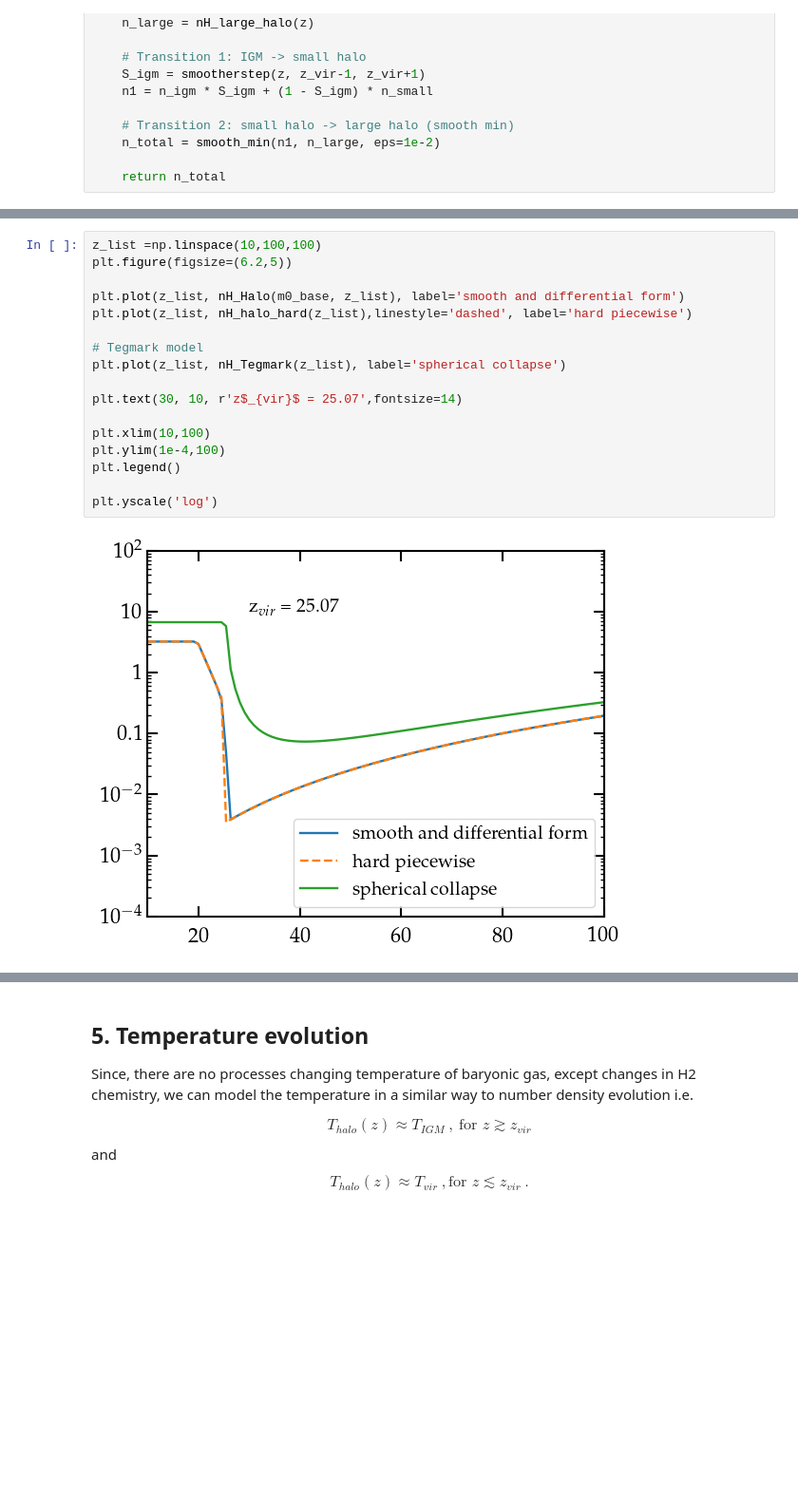
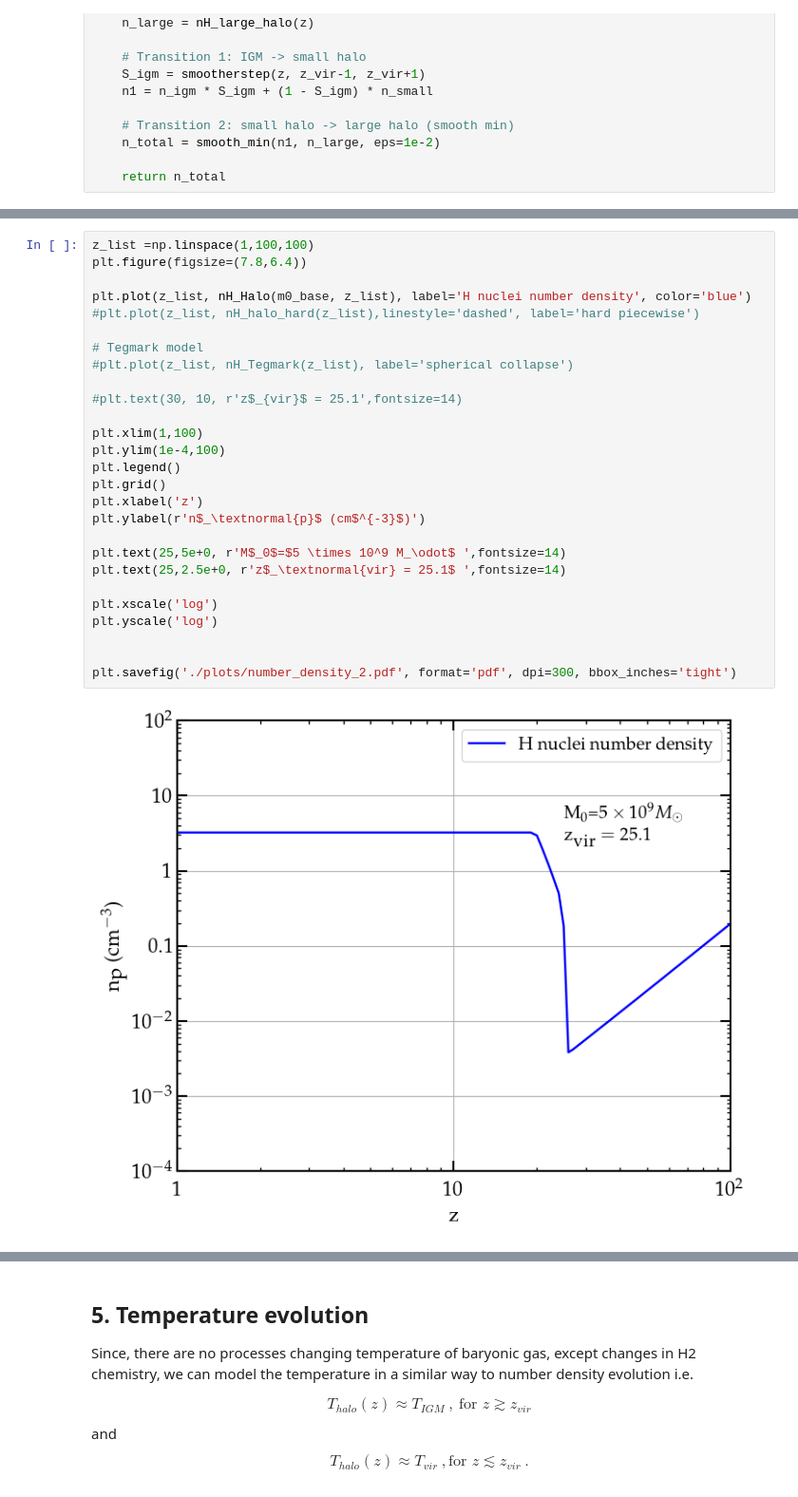
Before and after one commit to yash-aggarwal-17/AxionDCBH, a Jupyter notebook: AxionDCBH.ipynb, the cells around one changed output, grey strips where cells are left out. Shown at 95% size. Drawn from its saved outputs; the diff is of its cells as text; blank space fills up the shorter version.

```diff
--- a/AxionDCBH.ipynb
+++ b/AxionDCBH.ipynb
@@ -863,21 +865,31 @@ def nH_Tegmark (z):
     n_total = (1 - smootherstep(z, z_vir,z_vir+1) ) * n_const + smootherstep(z, z_vir,z_vir+1) * n_igm
     return n_total
 # %%
-z_list =np.linspace(10,100,100)
-plt.figure(figsize=(6.2,5))
+z_list =np.linspace(1,100,100)
+plt.figure(figsize=(7.8,6.4))
 
-plt.plot(z_list, nH_Halo(m0_base, z_list), label='smooth and differential form')
-plt.plot(z_list, nH_halo_hard(z_list),linestyle='dashed', label='hard piecewise')
+plt.plot(z_list, nH_Halo(m0_base, z_list), label='H nuclei number density', color='blue')
+#plt.plot(z_list, nH_halo_hard(z_list),linestyle='dashed', label='hard piecewise')
 
 # Tegmark model
-plt.plot(z_list, nH_Tegmark(z_list), label='spherical collapse')
+#plt.plot(z_list, nH_Tegmark(z_list), label='spherical collapse')
 
-plt.text(30, 10, r'z$_{vir}$ = 25.07',fontsize=14)
+#plt.text(30, 10, r'z$_{vir}$ = 25.1',fontsize=14)
 
-plt.xlim(10,100)
+plt.xlim(1,100)
 plt.ylim(1e-4,100)
 plt.legend()
+plt.grid()
+plt.xlabel('z')
+plt.ylabel(r'n$_\textnormal{p}$ (cm$^{-3}$)')
 
+plt.text(25,5e+0, r'M$_0$=$5 \times 10^9 M_\odot$ ',fontsize=14)
+plt.text(25,2.5e+0, r'z$_\textnormal{vir} = 25.1$ ',fontsize=14)
+
+plt.xscale('log')
 plt.yscale('log')
+
+
+plt.savefig('./plots/number_density_2.pdf', format='pdf', dpi=300, bbox_inches='tight')
 # %% [output]
-[figure, old version]
+[figure, new version]
```
Also changed, not shown: parts of 111 cells of this notebook, 2 other files.
